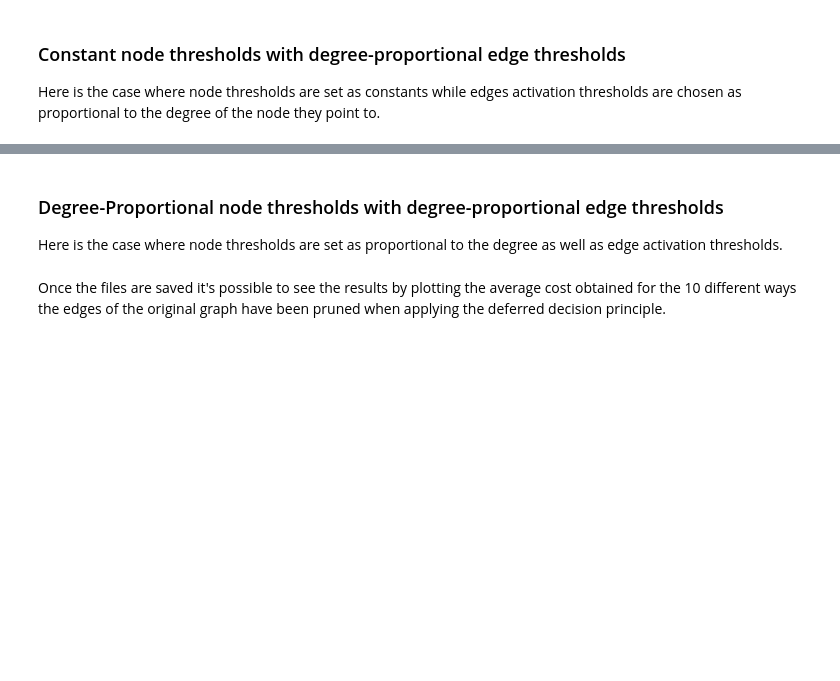
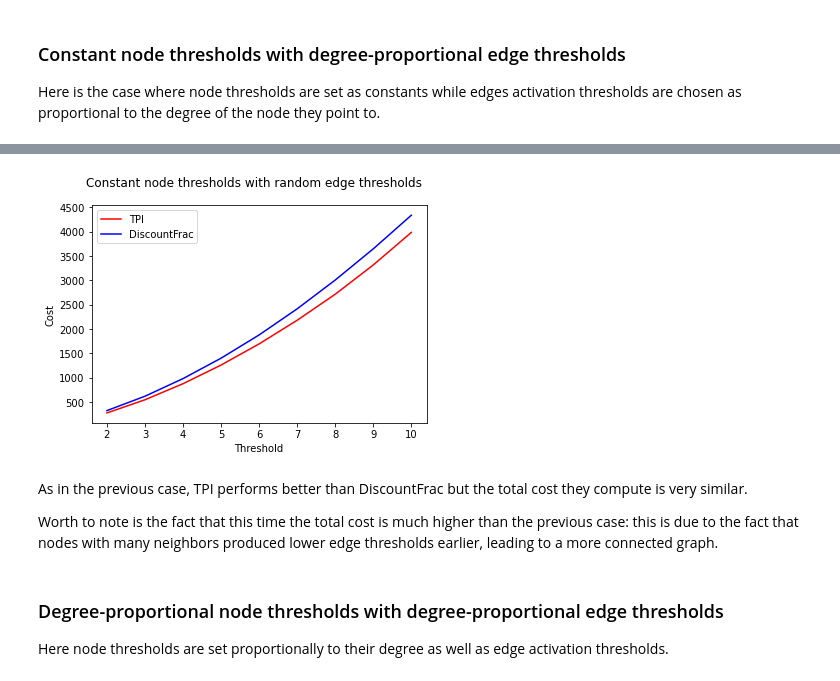
Before and after one commit to NelloCarotenuto/Targeting-with-Partial-Incentives, a Jupyter notebook: notebooks/targeting/comparison.ipynb, the cells around one changed output, grey strips where cells are left out. Saved outputs shown, nothing was run; the diff lists cells and outputs as text; code cells hidden in the pictures; blank space fills up the shorter version.

```diff
--- a/notebooks/targeting/comparison.ipynb
+++ b/notebooks/targeting/comparison.ipynb
@@ -225,37 +243,46 @@ for threshold in thresholds:
     tpi_total = 0
     discount_total = 0
 
     for i in range(SAMPLES):
         # Define the file name for the current combination
         name = f"{DATASET} {N_MARKER_CONSTANT}{threshold} {E_MARKER_RANDOM}{i}"
 
         # Load incentives
         tpi_incentives = data_manager.load_incentives(f"{name}.tpi.incentives")
         discount_incentives = data_manager.load_incentives(f"{name}.discount.incentives")
 
         # Compute the total for each algorithm
         tpi_total += sum(tpi_incentives.values())
         discount_total += sum(discount_incentives.values())
 
     # Compute the average
     tpi[threshold - CONSTANT_THRESHOLD_MIN] = tpi_total / SAMPLES
     discount[threshold - CONSTANT_THRESHOLD_MIN] = discount_total / SAMPLES
 
 # Plot the results
 figure, axes = pyplot.subplots()
 
 figure.suptitle("Constant node thresholds with random edge thresholds")
 axes.set_xlabel("Threshold")
 axes.set_ylabel("Cost")
 
 axes.plot(thresholds, tpi, "r", label="TPI")
 axes.plot(thresholds, discount, "b", label="DiscountFrac")
 
+axes.legend(loc="upper left")
+
 pyplot.show()
+# %% [output]
+[figure, added]
+# %% [markdown]
+As in the previous case, TPI performs better than DiscountFrac but the total cost they compute is very similar.
+
+Worth to note is the fact that this time the total cost is much higher than the previous case: this is due to the fact
+that nodes with many neighbors produced lower edge thresholds earlier, leading to a more connected graph.
 # %% [markdown]
-### Degree-Proportional node thresholds with degree-proportional edge thresholds
+### Degree-proportional node thresholds with degree-proportional edge thresholds
 
-Here is the case where node thresholds are set as proportional to the degree as well as edge activation thresholds.
+Here node thresholds are set proportionally to their degree as well as edge activation thresholds.
 # %%
 for threshold in numpy.linspace(PROPORTIONAL_THRESHOLD_MIN, PROPORTIONAL_THRESHOLD_MAX, PROPORTIONAL_THRESHOLD_COUNT):
     for i in range(SAMPLES):
@@ -279,6 +306,3 @@ for threshold in numpy.linspace(PROPORTIONAL_THRESHOLD_MIN, PROPORTIONAL_THRESHO
 
         discount_frac_incentives = partial_incentives.discount_frac(probabilistic, node_thresholds, MAX_BUDGET)
         data_manager.store_incentives(discount_frac_incentives, f"{name}.discount.incentives")
-# %% [markdown]
-Once the files are saved it's possible to see the results by plotting the average cost obtained for the 10 different
-ways the edges of the original graph have been pruned when applying the deferred decision principle.
```
Also changed, not shown: parts of 27 cells of this notebook.
